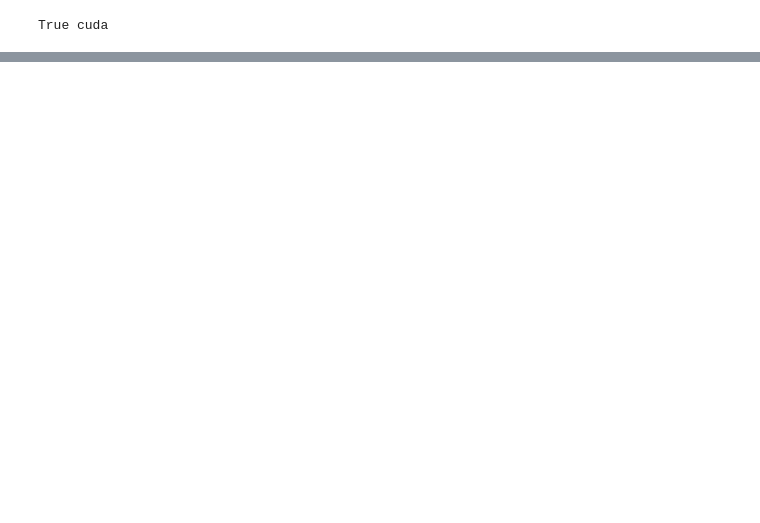
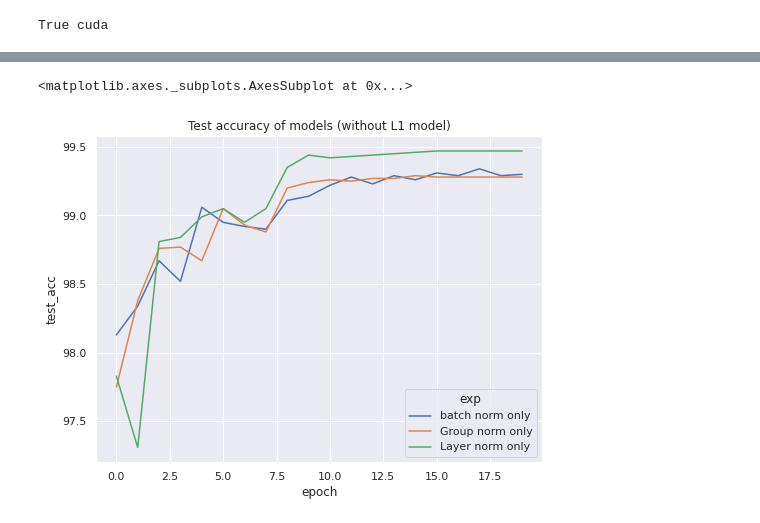
Before and after one commit to eva7wandb/Eva7_Weights_Heist, a Jupyter notebook: S6/run_experiments.ipynb, the cells around one changed output, grey strips where cells are left out. Drawn from its saved outputs; the diff is of its cells as text; code cells hidden in the pictures; blank space fills up the shorter version.

```diff
--- a/S6/run_experiments.ipynb
+++ b/S6/run_experiments.ipynb
@@ -134,0 +457,9 @@ Classes in order Actual and Predicted
+# %%
+plt.title('Test accuracy of models (without L1 model)')
+sns.lineplot(
+    data=logs_df[logs_df.exp!='Batch norm and L1'],
+    x='epoch', y='test_acc', hue='exp'
+)
+# %% [output]
+<matplotlib.axes._subplots.AxesSubplot at 0x...>
+[figure, added]
```
Also changed, not shown: parts of 29 cells of this notebook.
